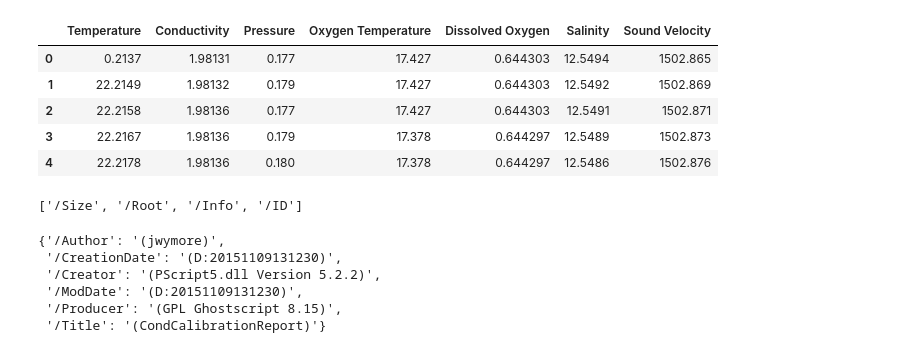
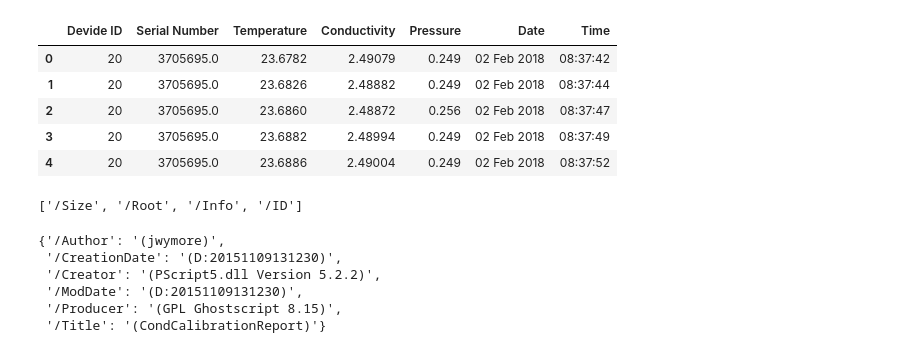
Before and after one commit to ruskeya/greentag, a Jupyter notebook: greentag.ipynb, the cells around one changed output. Saved outputs shown, nothing was run; the diff lists cells and outputs as text; code cells hidden in the pictures.

```diff
--- a/greentag.ipynb
+++ b/greentag.ipynb
@@ -9,14 +9,16 @@ import os
 # %%
 os.listdir(os.getcwd())
 test = pd.read_csv("SBE19_noh", names = ["Temperature", 'Conductivity', 'Pressure', 'Oxygen Temperature', 'Dissolved Oxygen', 'Salinity', 'Sound Velocity'])
 test.head()
+control = pd.read_csv('SBE37.cap')
+control.head()
 # %% [output]
-|  | Temperature | Conductivity | Pressure | Oxygen Temperature | Dissolved Oxygen | Salinity | Sound Velocity |
-| 0 | 0.2137 | 1.98131 | 0.177 | 17.427 | 0.644303 | 12.5494 | 1502.865 |
-| 1 | 22.2149 | 1.98132 | 0.179 | 17.427 | 0.644303 | 12.5492 | 1502.869 |
-| 2 | 22.2158 | 1.98136 | 0.177 | 17.427 | 0.644303 | 12.5491 | 1502.871 |
-| 3 | 22.2167 | 1.98136 | 0.179 | 17.378 | 0.644297 | 12.5489 | 1502.873 |
-| 4 | 22.2178 | 1.98136 | 0.180 | 17.378 | 0.644297 | 12.5486 | 1502.876 |
+|  | Devide ID | Serial Number | Temperature | Conductivity | Pressure | Date | Time |
+| 0 | 20 | 3705695.0 | 23.6782 | 2.49079 | 0.249 | 02 Feb 2018 | 08:37:42 |
+| 1 | 20 | 3705695.0 | 23.6826 | 2.48882 | 0.249 | 02 Feb 2018 | 08:37:44 |
+| 2 | 20 | 3705695.0 | 23.6860 | 2.48872 | 0.256 | 02 Feb 2018 | 08:37:47 |
+| 3 | 20 | 3705695.0 | 23.6882 | 2.48994 | 0.249 | 02 Feb 2018 | 08:37:49 |
+| 4 | 20 | 3705695.0 | 23.6886 | 2.49004 | 0.249 | 02 Feb 2018 | 08:37:52 |
 # %%
 x=PdfReader('tempcal.pdf')
 x.keys()
```
Also changed, not shown: parts of 5 cells of this notebook.
